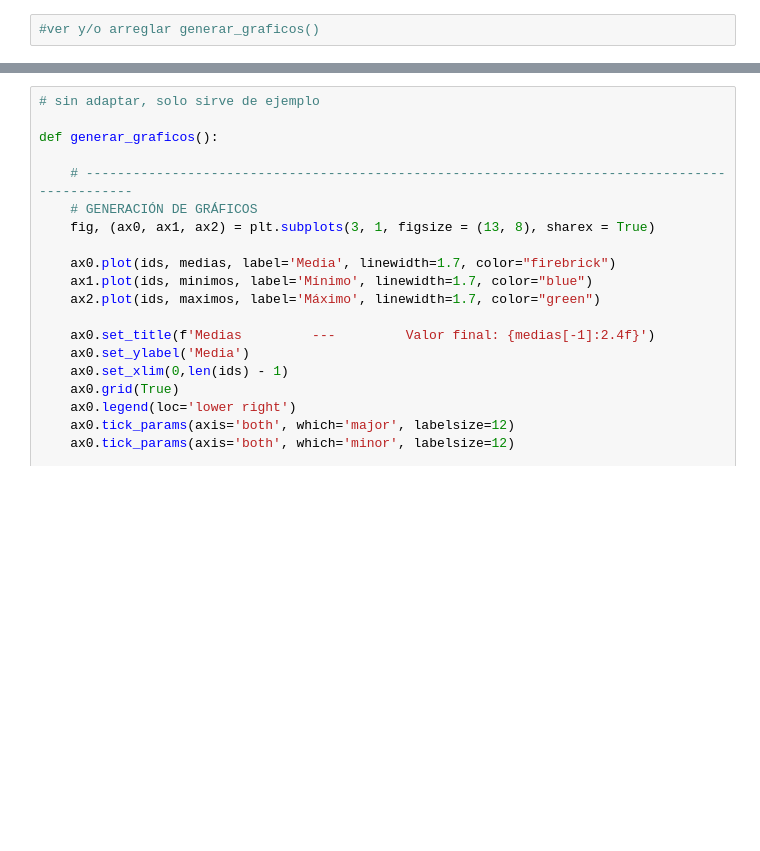
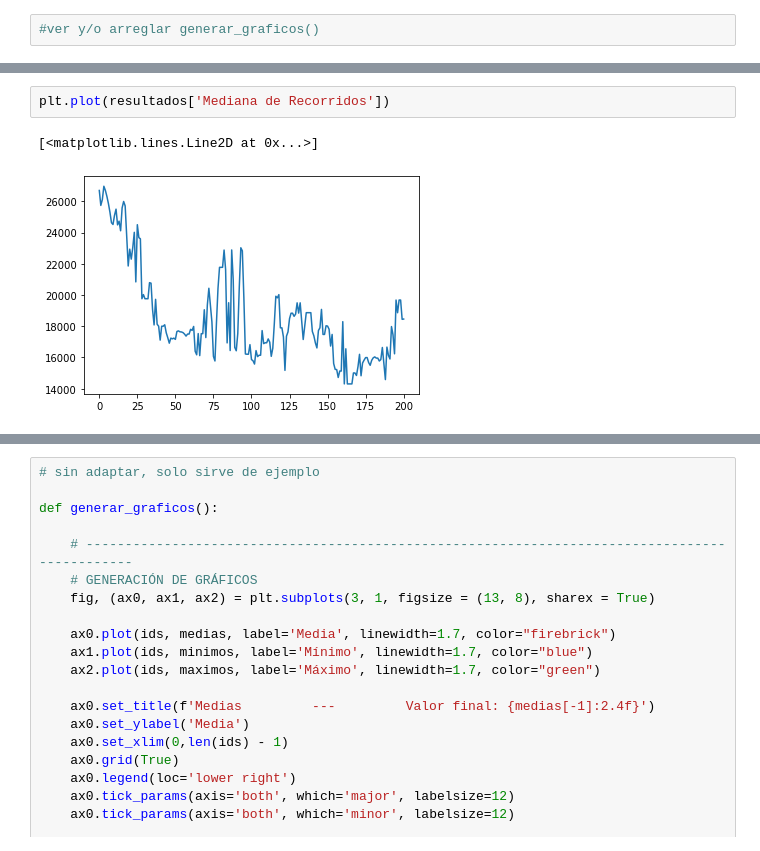
Before and after one commit to agustindangelo/alggeneticos, a Jupyter notebook: tp-viajante/TP3_Algoritmos Geneticos.ipynb, the cells around one changed output, grey strips where cells are left out. Saved outputs shown, nothing was run; the diff lists cells and outputs as text; blank space fills up the shorter version.

```diff
--- a/tp-viajante/TP3_Algoritmos Geneticos.ipynb
+++ b/tp-viajante/TP3_Algoritmos Geneticos.ipynb
@@ -472,0 +484,5 @@ Name: 5, dtype: object
+# %%
+plt.plot(resultados['Mediana de Recorridos'])
+# %% [output]
+[<matplotlib.lines.Line2D at 0x...>]
+[figure, added]
```
Also changed, not shown: parts of 16 cells of this notebook, 2 other files.
